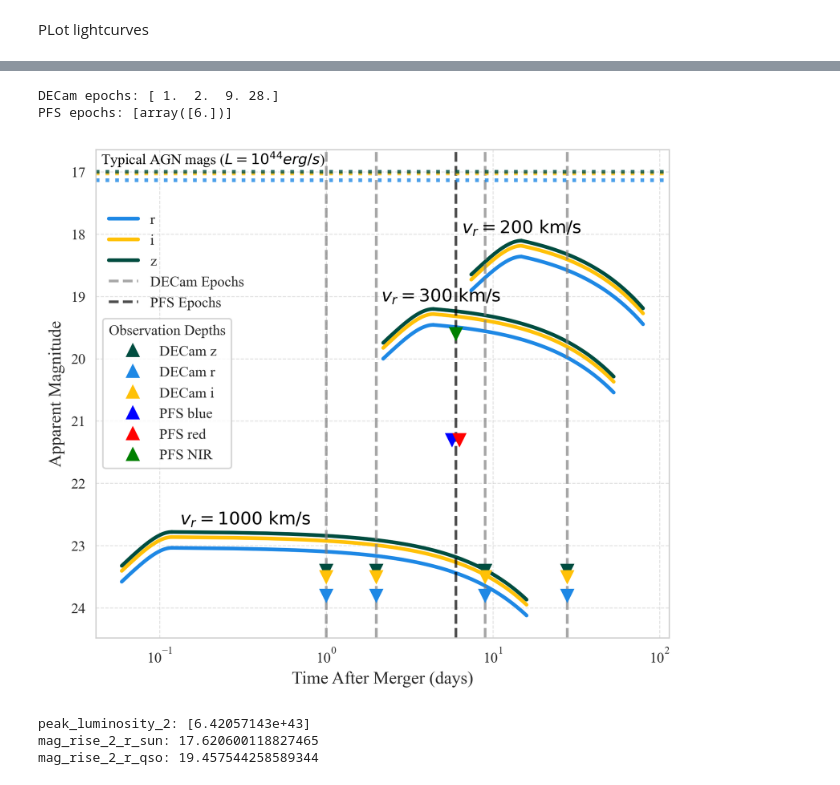
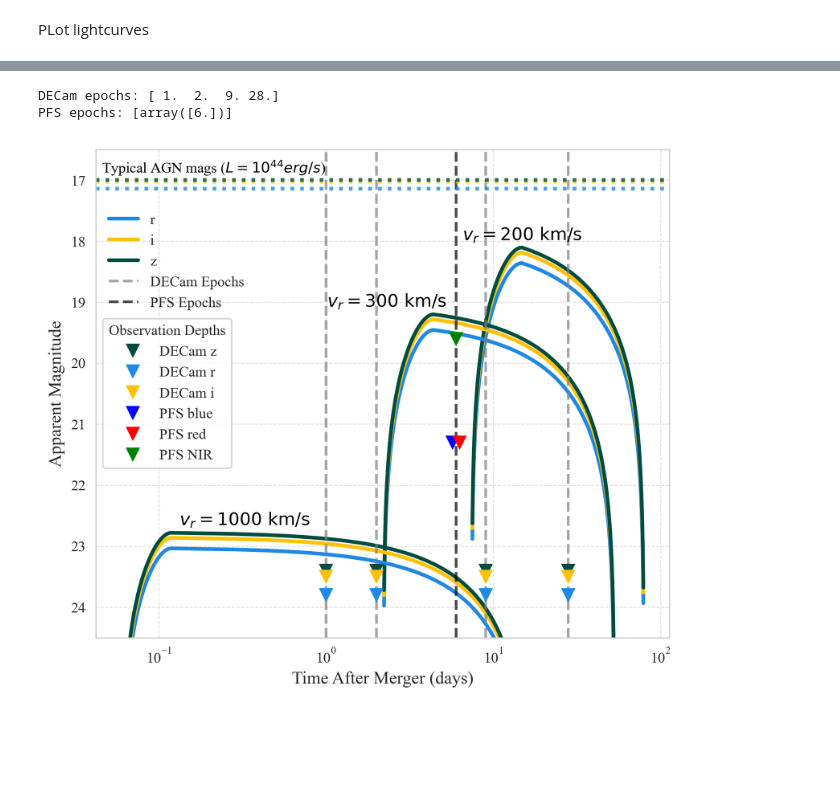
Before and after one commit to simran2296/DESGW_PFS_lcs, a Jupyter notebook: S250328ae/S250328ae_lcs.ipynb, the cells around one changed output, grey strips where cells are left out. Drawn from its saved outputs; the diff is of its cells as text; code cells hidden in the pictures; blank space fills up the shorter version.

```diff
--- a/S250328ae/S250328ae_lcs.ipynb
+++ b/S250328ae/S250328ae_lcs.ipynb
@@ -817,6 +834,7 @@ plt.rcParams.update({
 })
 
 fig, ax = plt.subplots(figsize=(7, 6), dpi=300)  # 1 row, 2 columns
+mask = (mag_rise_1_r_qso > 40)
 ax.plot(t_rise_1, mag_rise_1_r_qso, color='#1E88E5', linewidth=2.5, label='r')#, label='Weak Kick')#, linestyle=':', )
 ax.plot(t_fall_1, mag_fall_1_r_qso, color='#1E88E5', linewidth=2.5)#, linestyle=':')
 ax.plot(t_rise_1, mag_rise_1_i_qso, color='#FFC107', linewidth=2.5, label='i')#, linestyle=':')
@@ -844,7 +862,7 @@ ax.plot(t_fall_2, mag_fall_2_z_qso, color='#004D40', linewidth=2.5)#, linestyle=
 ax.annotate(rf"$v_r = {vk2}\ \text{{km/s}}$", #\ \rho = 10^{{{np.log10(density):.1f}}}\ \text{{g/cm³}}$",
         xy=(t_rise_2[-1], mag_rise_2_z_qso[-1]),
         textcoords="offset points",
-        xytext=(5, 5),
+        xytext=(-32, 5),
         ha='center',
         fontsize='medium',
         color='black')
@@ -865,29 +883,6 @@ ax.annotate(rf"$v_r = {vk3}\ \text{{km/s}}$", #\ \rho = 10^{{{np.log10(density):
         ha='center',
         fontsize='medium',
         color='black')
-
-'''ax.plot(t_rise_4, mag_rise_4_r, color='#1E88E5', linewidth=2.5, label="r")
-ax.plot(t_fall_4, mag_fall_4_r, color='#1E88E5', linewidth=2.5)
-ax.plot(t_rise_4, mag_rise_4_i, color='#FFC107', linewidth=2.5, label="i")
-ax.plot(t_fall_4, mag_fall_4_i, color='#FFC107', linewidth=2.5)
-ax.plot(t_rise_4, mag_rise_4_z, color='#004D40', linewidth=2.5, label="z")
-ax.plot(t_fall_4, mag_fall_4_z, color='#004D40', linewidth=2.5)
-
-ax.annotate(rf"$v_r = {vk4}\ \text{{km/s}}$", #,\ \rho = 10^{{{np.log10(density):.1f}}}\ \text{{g/cm³}}$",
-        xy=(t_rise_4[-1], mag_rise_4_r[-1]),
-        textcoords="offset points",
-        xytext=(45, 5),
-        ha='center',
-        fontsize='medium',
-        color='black')'''
-
-'''# For test, plot sun SED flare mags for 200km/s kick
-ax.plot(t_rise_2, mag_rise_2_r_sun, color='#1E88E5', linewidth=2.5, linestyle='--', label='Sun-like SED')
-ax.plot(t_fall_2, mag_fall_2_r_sun, color='#1E88E5', linewidth=2.5, linestyle='--')
-ax.plot(t_rise_2, mag_rise_2_i_sun, color='#FFC107', linewidth=2.5, linestyle='--')
-ax.plot(t_fall_2, mag_fall_2_i_sun, color='#FFC107', linewidth=2.5, linestyle='--')
-ax.plot(t_rise_2, mag_rise_2_z_sun, color='#004D40', linewidth=2.5, linestyle='--')
-ax.plot(t_fall_2, mag_fall_2_z_sun, color='#004D40', linewidth=2.5, linestyle='--')'''
 
 
 colors = {'g': '#D81B60', 'r': '#1E88E5', 'i': '#FFC107', 'z': '#004D40'}
@@ -940,7 +935,10 @@ ax.invert_yaxis()
 #ax2.set_xlim(0.1, 100)  # Set x-axis limits for better visibility
 ax.set_xscale('log')
 #ax.set_yscale('log')
-#ax.set_ylim(45, 42)
+ax.set_ylim(24.5, 16.5)
+
+
+#ax.set_ylim(19.1, 18.6)
 
 # Custom tick formatter: Display original (non-log) values
 #ax2.xaxis.set_major_formatter(FuncFormatter(lambda val, _: f"{val:.0f}"))
@@ -956,45 +954,37 @@ for x in epochs[i]:
     ax.plot(x, obs_depths_decam[x]['r'], color=colors['r'], marker='v', markersize=8)
     ax.plot(x, obs_depths_decam[x]['i'], color=colors['i'], marker='v', markersize=8)
 print("DECam epochs:", epochs[i])
 print("PFS epochs:", pfs_epochs_list)
 for x in pfs_epochs_list:
     offset = 0.3
     mjd_epoch = float(x[0])  # extract the scalar from array([6.])
     ax.plot(mjd_epoch - offset, obs_depths_pfs[mjd_epoch]['blue'], color='blue', marker='v', markersize=8, label='PFS Blue-band Depth')
     ax.plot(mjd_epoch + offset, obs_depths_pfs[mjd_epoch]['red'], color='red', marker='v', markersize=8, label='PFS Red-band Depth')
     ax.plot(mjd_epoch, obs_depths_pfs[mjd_epoch]['nir'], color='green', marker='v', markersize=8, label='PFS NIR Depth')
 
 # Custom legend
 depth_legend_lines = [
-    Line2D([0], [0], color=colors['z'], marker='^', linestyle='None', markersize=8, label='DECam z'),
-    Line2D([0], [0], color=colors['r'], marker='^', linestyle='None', markersize=8, label='DECam r'),
-    Line2D([0], [0], color=colors['i'], marker='^', linestyle='None', markersize=8, label='DECam i'),
-    Line2D([0], [0], color='blue', marker='^', linestyle='None', markersize=8, label='PFS blue'),
-    Line2D([0], [0], color='red', marker='^', linestyle='None', markersize=8, label='PFS red'),
-    Line2D([0], [0], color='green', marker='^', linestyle='None', markersize=8, label='PFS NIR'),
+    Line2D([0], [0], color=colors['z'], marker='v', linestyle='None', markersize=8, label='DECam z'),
+    Line2D([0], [0], color=colors['r'], marker='v', linestyle='None', markersize=8, label='DECam r'),
+    Line2D([0], [0], color=colors['i'], marker='v', linestyle='None', markersize=8, label='DECam i'),
+    Line2D([0], [0], color='blue', marker='v', linestyle='None', markersize=8, label='PFS blue'),
+    Line2D([0], [0], color='red', marker='v', linestyle='None', markersize=8, label='PFS red'),
+    Line2D([0], [0], color='green', marker='v', linestyle='None', markersize=8, label='PFS NIR'),
 ]
 
 depth_legend = ax.legend(
     handles=depth_legend_lines,
     loc='center left',          # corner inside the axes
     #bbox_to_anchor=(1, 1),      # anchor to the left side of middle
     frameon=True,
     title="Observation Depths",
     fontsize='small',
     title_fontsize='small'
 )
 
 plt.savefig(f'lightcurve_{event}.jpeg', bbox_inches='tight', dpi=600)
 plt.show()
 # %% [output]
 DECam epochs: [ 1.  2.  9. 28.]
 PFS epochs: [array([6.])]
-[figure, old version]
+[figure, new version]
-# %%
-print("peak_luminosity_2:", peak_luminosity_2)
-print("mag_rise_2_r_sun:", mag_rise_2_r_sun[-1])
-print("mag_rise_2_r_qso:", mag_rise_2_r_qso[-1])
-# %% [output]
-peak_luminosity_2: [6.42057143e+43]
-mag_rise_2_r_sun: 17.620600118827465
-mag_rise_2_r_qso: 19.457544258589344
```
Also changed, not shown: parts of 4 cells of this notebook, 5 other files.
